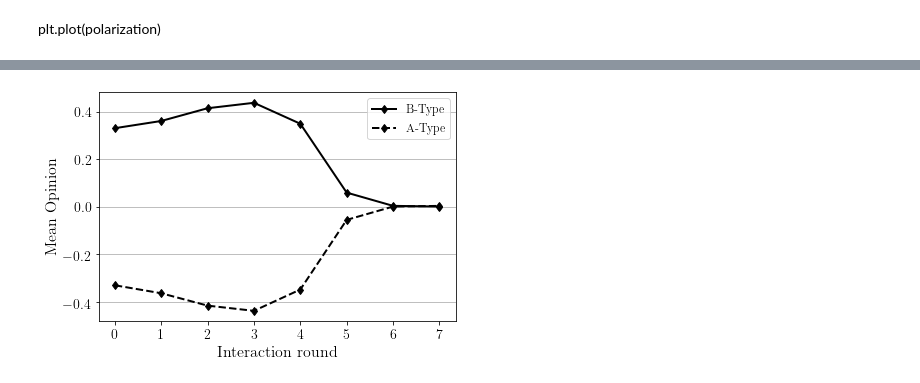
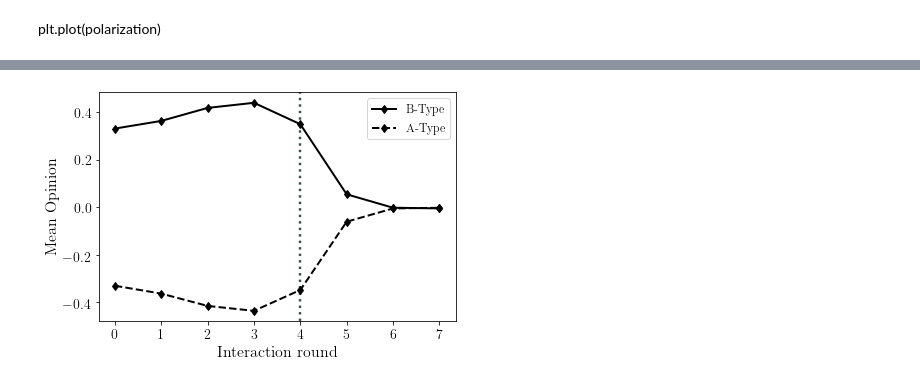
Before and after one commit to mt-digital/group-polarization, a Jupyter notebook: notebooks/Modeling Mäs & Flache (2013) with Flache & Macy (2011) model.ipynb, the cells around one changed output, grey strips where cells are left out. Cells and saved outputs as stored; diff of their text form; code cells hidden in the pictures.

```diff
--- a/notebooks/Modeling Mäs & Flache (2013) with Flache & Macy (2011) model.ipynb
+++ b/notebooks/Modeling Mäs & Flache (2013) with Flache & Macy (2011) model.ipynb
@@ -98,19 +101,21 @@ x = np.arange(n_timesteps)
 # %%
 # plt.plot(x, a_mean, marker='o', lw=4, ms=6, label='A-Type')
 # plt.plot(x, b_mean, marker='o', lw=4, ms=6, label='B-Type')
 plt.plot(x, a_mean, lw=2, ms=6, color='black', marker='d', label='B-Type')
 plt.plot(x, b_mean, lw=2, ms=6, color='black', marker='d', ls='--', label='A-Type')
 plt.legend(prop={'size': 12})
-plt.grid(axis='y')
+# plt.grid(axis='y')
 plt.ylabel('Mean Opinion', size=16)
 plt.xlabel('Interaction round', size=16)
 plt.xticks(size=14)
 plt.yticks(size=14)
 # plt.grid(axis='both')
 
+plt.axvline(x=4, color='#3f4f4f', ls=':', lw=2.45, zorder=1)
+
 plt.savefig('/Users/mt/workspace/papers/cogsci2020/Figures/MeanOpinionVsTime_MF2013.pdf')
 # %% [output]
-[figure, old version]
+[figure, new version]
 # %%
 from mas_flache_2013 import polarization_series
 polarization = polarization_series(res)
```
Also changed, not shown: parts of 4 cells of this notebook, 9 other files.
